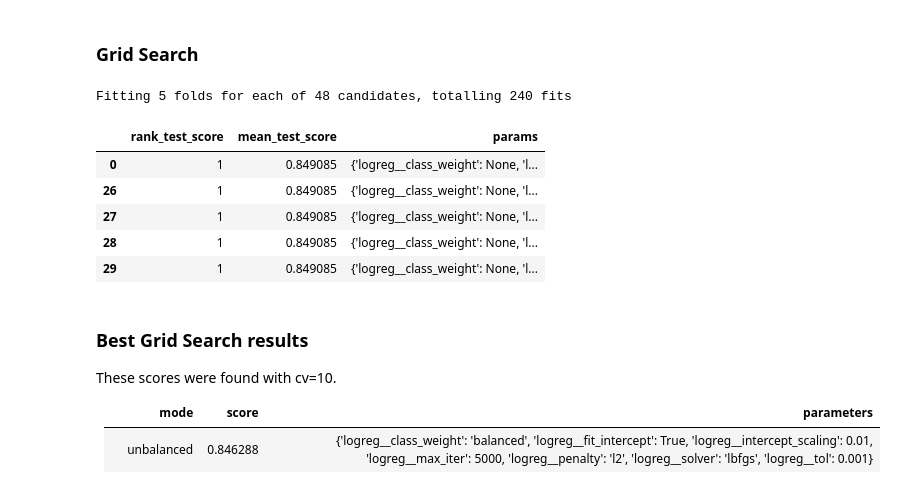
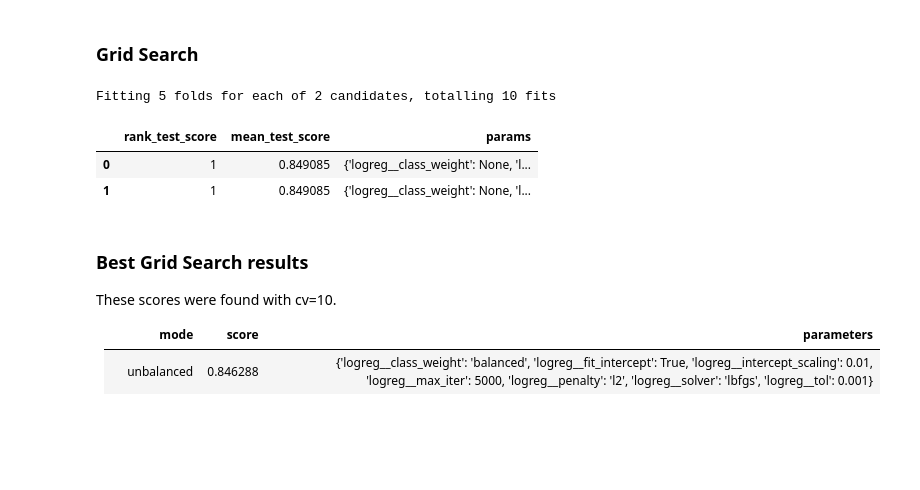
Before and after one commit to jds167/ML-Final-Project, a Jupyter notebook: greenwell-final-project.ipynb, the cells around one changed output. Saved outputs shown, nothing was run; the diff lists cells and outputs as text; code cells hidden in the pictures; blank space fills up the shorter version.

```diff
--- a/greenwell-final-project.ipynb
+++ b/greenwell-final-project.ipynb
@@ -779,43 +787,41 @@ ROC-AUC score for Logistic Regression with LDA: 0.846
 # %% [markdown]
 ### Grid Search
 # %%
+# This takes too long to run for demo purposes.  If you want to run, uncomment the desired variables in the param_grid and take a look.
 
 lda_lr_param_grid = {
      # 'preprocessing__numeric_transform_pipe__Imputer__strategy': ["mean", "median"],
      'logreg__penalty': ['l2'],                                                       # removed: 'l1','elasticnet', None
      'logreg__solver': ['lbfgs','liblinear'],  # removed: 'newton-cg', 'sag','saga','newton-cholesky'
      'logreg__max_iter': [5000],
      'logreg__class_weight': [ None],                                                 # removed 'balanced'
-     'logreg__tol': [0.0001, 0.001, 0.005],
-     'logreg__fit_intercept': [True, False],                                          # removed: False
-     'logreg__intercept_scaling': [0.20, .25, 0.30, 0.35],
+#      'logreg__tol': [0.0001, 0.001, 0.005],
+#      'logreg__fit_intercept': [True, False],                                          # removed: False
+#      'logreg__intercept_scaling': [0.20, .25, 0.30, 0.35],
 }
 
 lda_lr_pipe = Pipeline(
     steps=[
         ('preprocessing', scaled_preprocessor),
         ('undersample' , RandomUnderSampler(sampling_strategy = 1.0, random_state = 1) ),
         ('lda', LDA(n_components=None)),
         ('logreg', LogisticRegression( solver = "lbfgs", max_iter = 20000, random_state=1)),
         ])
 
 lda_lr_grid_search = GridSearchCV(lda_lr_pipe, lda_lr_param_grid, cv=5, scoring='roc_auc', verbose=1, n_jobs=-1)
 
 lda_lr_grid_search.fit(X_train, y_train)
 
 # print(lr_grid_search.get_params())
 
 display_features = ['rank_test_score','mean_test_score','params']
 search_results = pd.DataFrame(lda_lr_grid_search.cv_results_).loc[:,display_features].sort_values(by='rank_test_score', ascending=True)
 display(search_results.head(5))
 # %% [output]
-Fitting 5 folds for each of 48 candidates, totalling 240 fits
+Fitting 5 folds for each of 2 candidates, totalling 10 fits
 |  | rank_test_score | mean_test_score | params |
 | 0 | 1 | 0.849085 | {'logreg__class_weight': None, 'l... |
-| 26 | 1 | 0.849085 | {'logreg__class_weight': None, 'l... |
-| 27 | 1 | 0.849085 | {'logreg__class_weight': None, 'l... |
-| 28 | 1 | 0.849085 | {'logreg__class_weight': None, 'l... |
-| 29 | 1 | 0.849085 | {'logreg__class_weight': None, 'l... |
+| 1 | 1 | 0.849085 | {'logreg__class_weight': None, 'l... |
 # %% [markdown]
 ### Best Grid Search results
 
```
Also changed, not shown: parts of 38 cells of this notebook.
